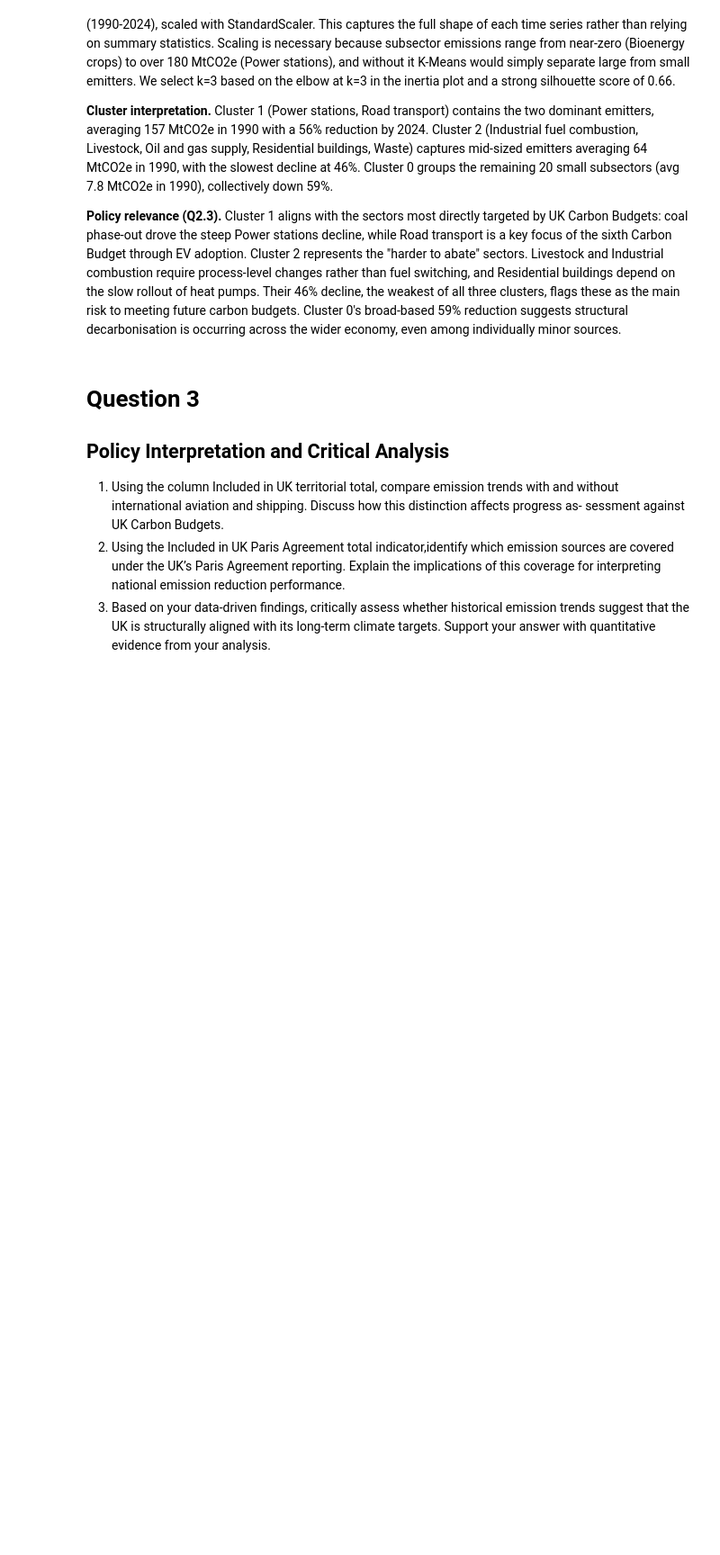
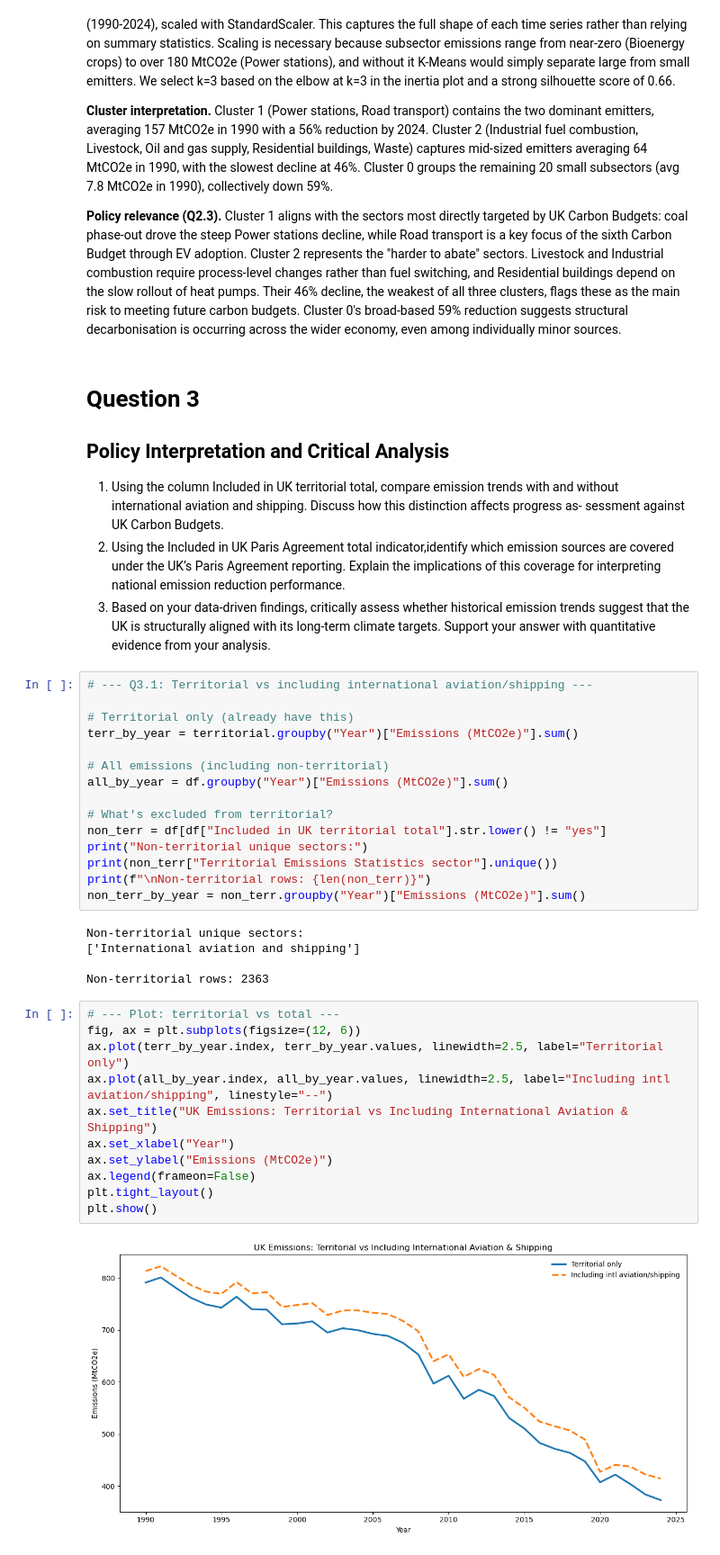
Before and after one commit to PontusNeumann/CBS-Spring26, a Jupyter notebook: alex_ml_ma1.ipynb, the cells around one changed output. Shown at 90% size. Saved outputs shown, nothing was run; the diff lists cells and outputs as text; blank space fills up the shorter version.

```diff
--- a/alex_ml_ma1.ipynb
+++ b/alex_ml_ma1.ipynb
@@ -656,3 +656,36 @@ for interpreting national emission reduction performance.
 3. Based on your data-driven findings, critically assess whether historical emission trends suggest
 that the UK is structurally aligned with its long-term climate targets. Support your answer with
 quantitative evidence from your analysis.
+# %%
+# --- Q3.1: Territorial vs including international aviation/shipping ---
+
+# Territorial only (already have this)
+terr_by_year = territorial.groupby("Year")["Emissions (MtCO2e)"].sum()
+
+# All emissions (including non-territorial)
+all_by_year = df.groupby("Year")["Emissions (MtCO2e)"].sum()
+
+# What's excluded from territorial?
+non_terr = df[df["Included in UK territorial total"].str.lower() != "yes"]
+print("Non-territorial unique sectors:")
+print(non_terr["Territorial Emissions Statistics sector"].unique())
+print(f"\nNon-territorial rows: {len(non_terr)}")
+non_terr_by_year = non_terr.groupby("Year")["Emissions (MtCO2e)"].sum()
+# %% [output]
+Non-territorial unique sectors:
+['International aviation and shipping']
+
+Non-territorial rows: 2363
+# %%
+# --- Plot: territorial vs total ---
+fig, ax = plt.subplots(figsize=(12, 6))
+ax.plot(terr_by_year.index, terr_by_year.values, linewidth=2.5, label="Territorial only")
+ax.plot(all_by_year.index, all_by_year.values, linewidth=2.5, label="Including intl aviation/shipping", linestyle="--")
+ax.set_title("UK Emissions: Territorial vs Including International Aviation & Shipping")
+ax.set_xlabel("Year")
+ax.set_ylabel("Emissions (MtCO2e)")
+ax.legend(frameon=False)
+plt.tight_layout()
+plt.show()
+# %% [output]
+[figure, added]
```
Also changed, not shown: parts of 11 cells of this notebook.
